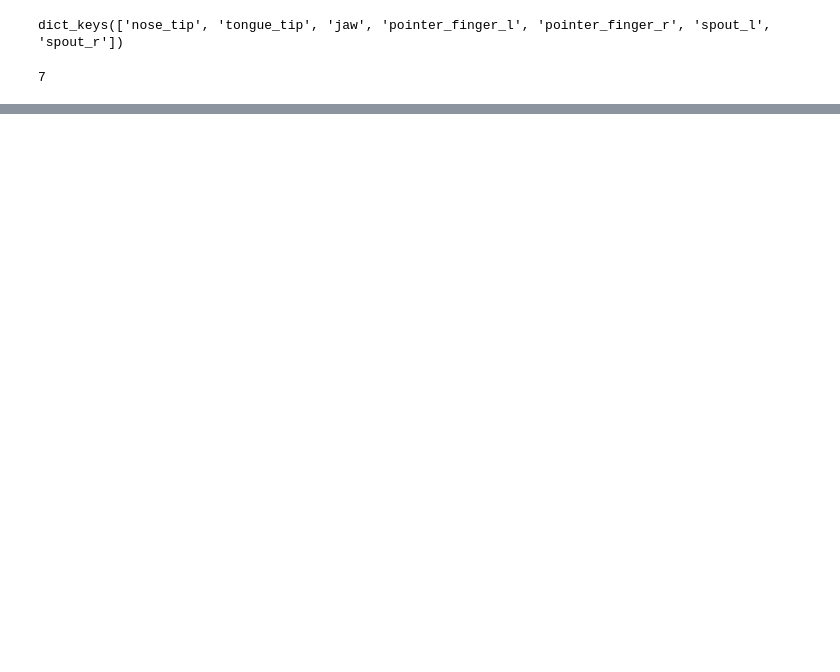
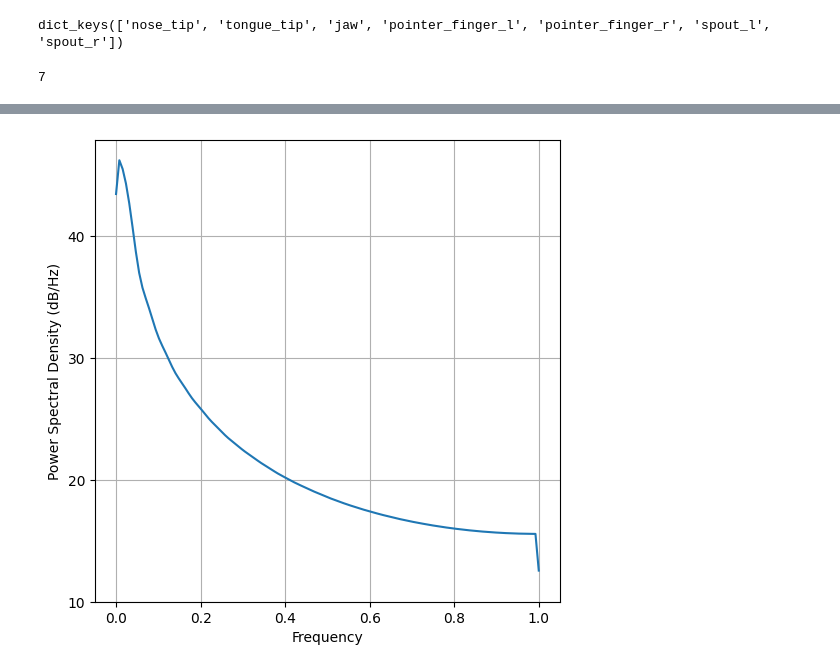
Before and after one commit to 1mattbecker/kinematics_analysis, a Jupyter notebook: code/tongue_kinematics.ipynb, the cells around one changed output, grey strips where cells are left out. Saved outputs shown, nothing was run; the diff lists cells and outputs as text; code cells hidden in the pictures; blank space fills up the shorter version.

```diff
--- a/code/tongue_kinematics.ipynb
+++ b/code/tongue_kinematics.ipynb
@@ -225,0 +226,6 @@ plt.show()
+# %%
+plt.figure(figsize=(6, 6))
+plt.psd(df_filtered['x'].values[1050:1100])
+plt.show()
+# %% [output]
+[figure, added]
```
Also changed, not shown: parts of 12 cells of this notebook, 3 other files.
